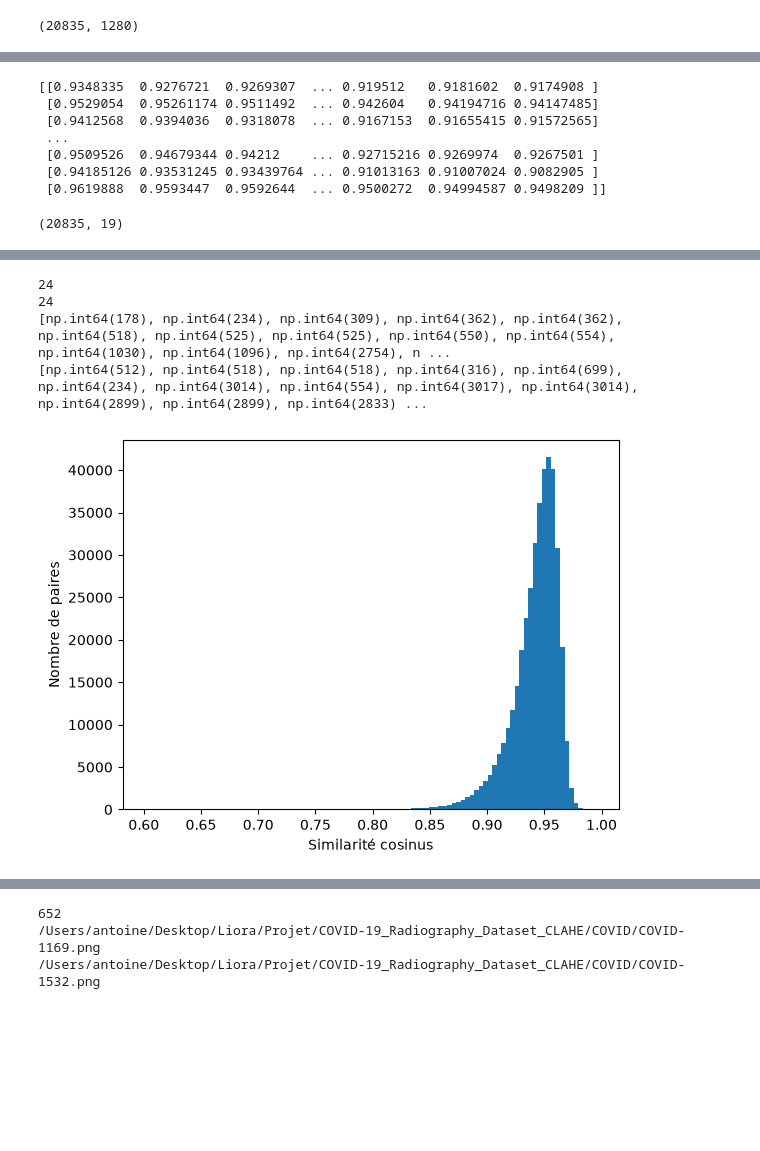
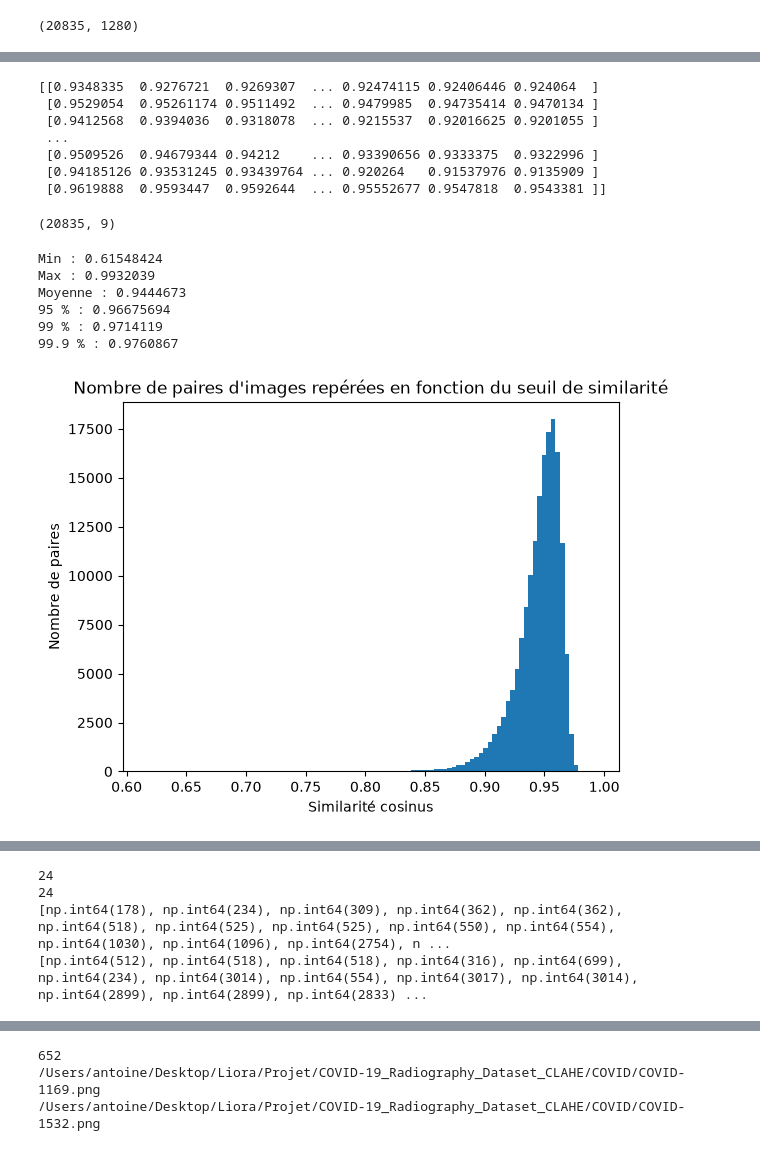
Before and after one commit to cyrilmarat/Liora_Covid, a Jupyter notebook: notebooks/Preprocessing/cosine_similarity.ipynb, the cells around one changed output, grey strips where cells are left out. Drawn from its saved outputs; the diff is of its cells as text; code cells hidden in the pictures; blank space fills up the shorter version.

```diff
--- a/notebooks/Preprocessing/cosine_similarity.ipynb
+++ b/notebooks/Preprocessing/cosine_similarity.ipynb
@@ -90,7 +90,7 @@ On détermine les 20 plus proches voisins de chaque image en fonction de la mét
 # %%
 nn = NearestNeighbors(
     metric="cosine",
-    n_neighbors=20
+    n_neighbors=10
 )
 
 nn.fit(embedding)
@@ -125,19 +126,46 @@ similarites=1-distances[:, 1:]
 # %%
 print(similarites)
 # %% [output]
-[[0.9348335  0.9276721  0.9269307  ... 0.919512   0.9181602  0.9174908 ]
- [0.9529054  0.95261174 0.9511492  ... 0.942604   0.94194716 0.94147485]
- [0.9412568  0.9394036  0.9318078  ... 0.9167153  0.91655415 0.91572565]
+[[0.9348335  0.9276721  0.9269307  ... 0.92474115 0.92406446 0.924064  ]
+ [0.9529054  0.95261174 0.9511492  ... 0.9479985  0.94735414 0.9470134 ]
+ [0.9412568  0.9394036  0.9318078  ... 0.9215537  0.92016625 0.9201055 ]
  ...
- [0.9509526  0.94679344 0.94212    ... 0.92715216 0.9269974  0.9267501 ]
- [0.94185126 0.93531245 0.93439764 ... 0.91013163 0.91007024 0.9082905 ]
- [0.9619888  0.9593447  0.9592644  ... 0.9500272  0.94994587 0.9498209 ]]
+ [0.9509526  0.94679344 0.94212    ... 0.93390656 0.9333375  0.9322996 ]
+ [0.94185126 0.93531245 0.93439764 ... 0.920264   0.91537976 0.9135909 ]
+ [0.9619888  0.9593447  0.9592644  ... 0.95552677 0.9547818  0.9543381 ]]
 # %%
 print(similarites.shape)
 # %% [output]
-(20835, 19)
+(20835, 9)
 # %%
 img_chemin = sorted(Path(chemin).glob("*/*.png"))
+# %%
+sim = similarites[:, 1:].flatten()
+
+print("Min :", sim.min())
+print("Max :", sim.max())
+print("Moyenne :", sim.mean())
+
+print("95 % :", np.percentile(sim, 95))
+print("99 % :", np.percentile(sim, 99))
+print("99.9 % :", np.percentile(sim, 99.9))
+# %% [output]
+Min : 0.61548424
+Max : 0.9932039
+Moyenne : 0.9444673
+95 % : 0.96675694
+99 % : 0.9714119
+99.9 % : 0.9760867
+# %%
+plt.hist(sim, bins=100)
+plt.xlabel("Similarité cosinus")
+plt.ylabel("Nombre de paires")
+
+plt.title("Nombre de paires d'images repérées en fonction du seuil de similarité")
+
+plt.show()
+# %% [output]
+[figure, new version]
 # %%
 nb_images = indices.shape[0]
 print(nb_images)
@@ -188,10 +216,3 @@ print(indice_voisin)
 24
 [np.int64(178), np.int64(234), np.int64(309), np.int64(362), np.int64(362), np.int64(518), np.int64(525), np.int64(525), np.int64(550), np.int64(554), np.int64(1030), np.int64(1096), np.int64(2754), n ...
 [np.int64(512), np.int64(518), np.int64(518), np.int64(316), np.int64(699), np.int64(234), np.int64(3014), np.int64(554), np.int64(3017), np.int64(3014), np.int64(2899), np.int64(2899), np.int64(2833) ...
-# %%
-plt.hist(similarites.flatten(), bins=100)
-plt.xlabel("Similarité cosinus")
-plt.ylabel("Nombre de paires")
-plt.show()
-# %% [output]
-[figure, old version]
```
Also changed, not shown: parts of 8 cells of this notebook.
